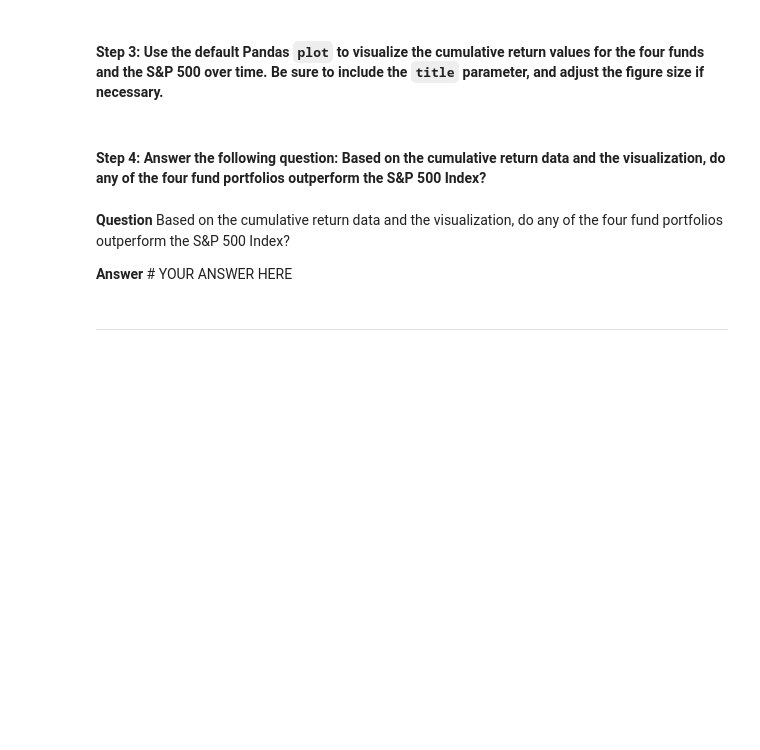
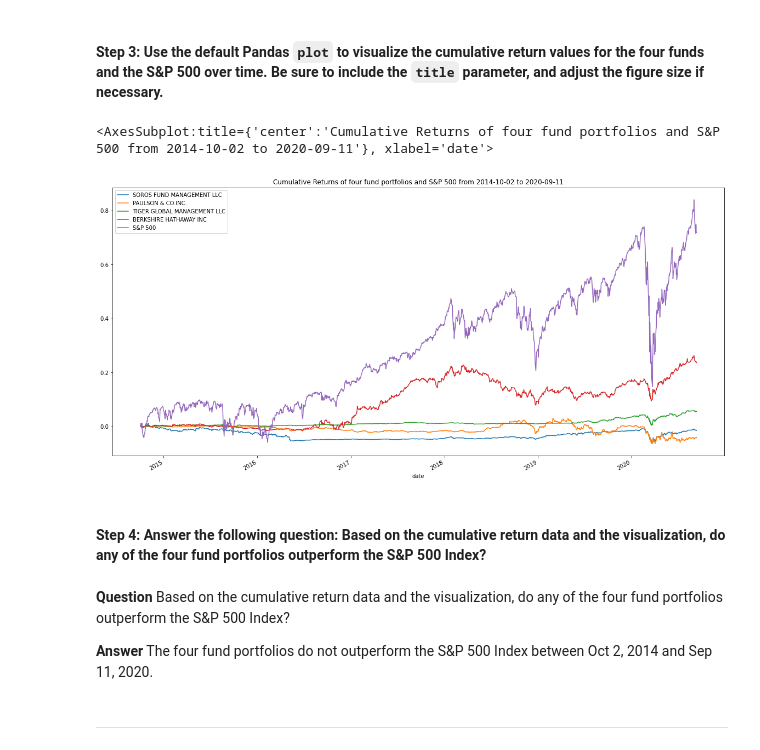
Before and after one commit to woodedlawn/module_4_challenge, a Jupyter notebook: risk_return_analysis.ipynb, the cells around one changed output. Drawn from its saved outputs; the diff is of its cells as text; code cells hidden in the pictures; blank space fills up the shorter version.

```diff
--- a/risk_return_analysis.ipynb
+++ b/risk_return_analysis.ipynb
@@ -156,4 +162,5 @@ Analyze the data to determine if any of the portfolios outperform the broader st
 # %%
 # Calculate and plot the cumulative returns of the 4 fund portfolios and the S&P 500
 # Review the last 5 rows of the cumulative returns DataFrame
-# YOUR CODE HERE
+cumulative_returns_df = (1 + daily_returns_df).cumprod() - 1
+cumulative_returns_df.tail()
@@ -162,13 +177,19 @@ Analyze the data to determine if any of the portfolios outperform the broader st
 # %%
 # Visualize the cumulative returns using the Pandas plot function
 # Include a title parameter and adjust the figure size
-# YOUR CODE HERE
+cumulative_returns_df.plot(
+    figsize=(20,10),
+    title=f"Cumulative Returns of four fund portfolios and S&P 500 from {cumulative_returns_df.index[0].date()} to {cumulative_returns_df.index[-1].date()}"
+)
+# %% [output]
+<AxesSubplot:title={'center':'Cumulative Returns of four fund portfolios and S&P 500 from 2014-10-02 to 2020-09-11'}, xlabel='date'>
+[figure, added]
 # %% [markdown]
 #### Step 4: Answer the following question: Based on the cumulative return data and the visualization, do any of the four fund portfolios outperform the S&P 500 Index?
 # %% [markdown]
 **Question** Based on the cumulative return data and the visualization, do any of the four fund portfolios outperform the S&P 500 Index?
 
-**Answer** # YOUR ANSWER HERE
+**Answer** The four fund portfolios do not outperform the S&P 500 Index between Oct 2, 2014 and Sep 11, 2020.
 # %% [markdown]
 ---
 # %% [markdown]
```
Also changed, not shown: parts of 2 cells of this notebook.
